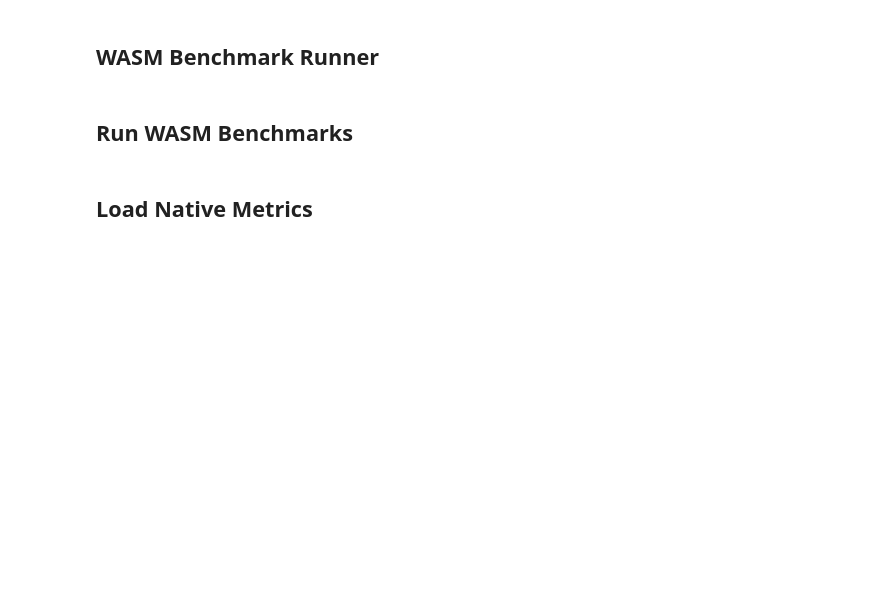
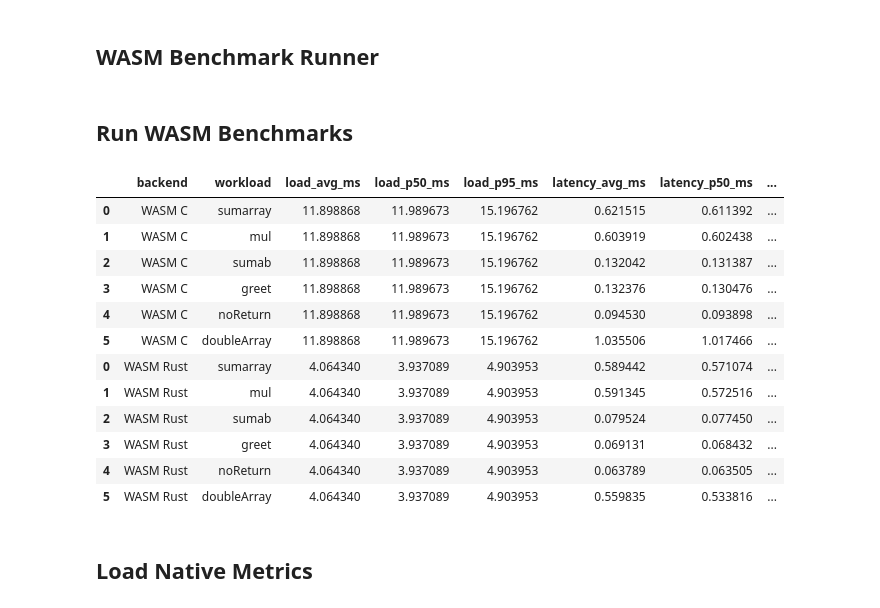
Before and after one commit to navaneeth-d/PL_Project, a Jupyter notebook: benchmark.ipynb, the cells around one changed output. Drawn from its saved outputs; the diff is of its cells as text; code cells hidden in the pictures; blank space fills up the shorter version.

```diff
--- a/benchmark.ipynb
+++ b/benchmark.ipynb
@@ -256,7 +256,22 @@ def benchmark_backend(backend_name, module_path, input_frames):
 # %%
 wasm_c_df = benchmark_backend("WASM C", BACKENDS["C"], INPUT_FRAMES)
 wasm_rust_df = benchmark_backend("WASM Rust", BACKENDS["Rust"], INPUT_FRAMES)
 wasm_df = pd.concat([wasm_c_df, wasm_rust_df])
+wasm_df
+# %% [output]
+|  | backend | workload | load_avg_ms | load_p50_ms | load_p95_ms | latency_avg_ms | latency_p50_ms | ... |
+| 0 | WASM C | sumarray | 11.898868 | 11.989673 | 15.196762 | 0.621515 | 0.611392 | ... |
+| 1 | WASM C | mul | 11.898868 | 11.989673 | 15.196762 | 0.603919 | 0.602438 | ... |
+| 2 | WASM C | sumab | 11.898868 | 11.989673 | 15.196762 | 0.132042 | 0.131387 | ... |
+| 3 | WASM C | greet | 11.898868 | 11.989673 | 15.196762 | 0.132376 | 0.130476 | ... |
+| 4 | WASM C | noReturn | 11.898868 | 11.989673 | 15.196762 | 0.094530 | 0.093898 | ... |
+| 5 | WASM C | doubleArray | 11.898868 | 11.989673 | 15.196762 | 1.035506 | 1.017466 | ... |
+| 0 | WASM Rust | sumarray | 4.064340 | 3.937089 | 4.903953 | 0.589442 | 0.571074 | ... |
+| 1 | WASM Rust | mul | 4.064340 | 3.937089 | 4.903953 | 0.591345 | 0.572516 | ... |
+| 2 | WASM Rust | sumab | 4.064340 | 3.937089 | 4.903953 | 0.079524 | 0.077450 | ... |
+| 3 | WASM Rust | greet | 4.064340 | 3.937089 | 4.903953 | 0.069131 | 0.068432 | ... |
+| 4 | WASM Rust | noReturn | 4.064340 | 3.937089 | 4.903953 | 0.063789 | 0.063505 | ... |
+| 5 | WASM Rust | doubleArray | 4.064340 | 3.937089 | 4.903953 | 0.559835 | 0.533816 | ... |
 # %% [markdown]
 ## Load Native Metrics
 # %%
```
Also changed, not shown: parts of 4 cells of this notebook, 7 other files.
